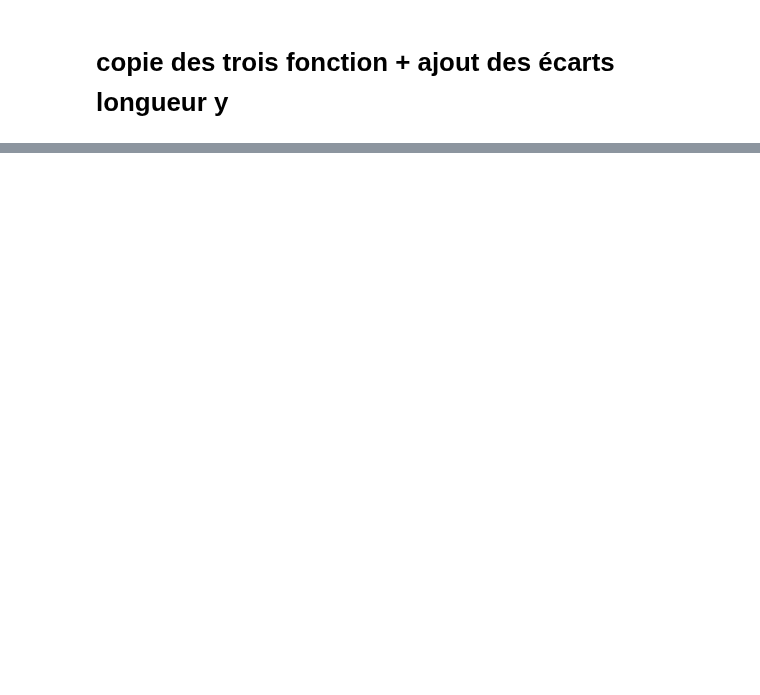
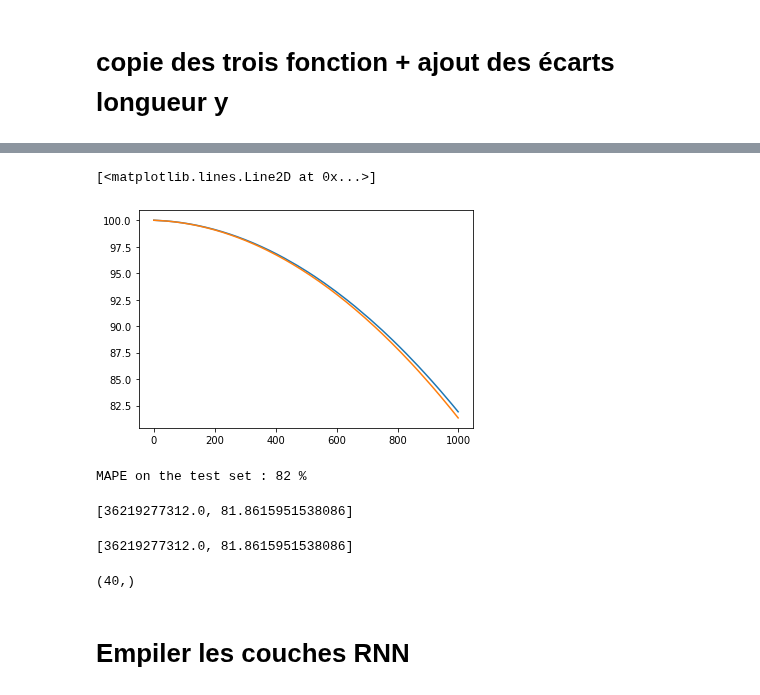
Before and after one commit to thomasbordier/forecast_energy_consumption, a Jupyter notebook: notebooks/thomas_DL_v1.ipynb, the cells around one changed output, grey strips where cells are left out. Drawn from its saved outputs; the diff is of its cells as text; code cells hidden in the pictures; blank space fills up the shorter version.

```diff
--- a/notebooks/thomas_DL_v1.ipynb
+++ b/notebooks/thomas_DL_v1.ipynb
@@ -105,3 +84,14 @@ def split_subsample_sequence(df, length):
+# %%
+def split_subsample_sequence(df, length):
+    '''Create one single random (X,y) pair'''
+    # $CHALLENGIFY_BEGIN
+    df_subsample = subsample_sequence(df, length)
+    y_sample = df_subsample.iloc[length -1]['conso']
+
+    X_sample = df_subsample[0:length -1]
+    X_sample = X_sample.values
+    # $CHALLENGIFY_END
+    return np.array(X_sample), np.array(y_sample)
 # %% [markdown]
 ## Création de plusieurs sequences X & y
 # %%
@@ -181,0 +243,22 @@ X_test, y_test = get_X_y(df_test, 40, 21)
+# %%
+def init_model():
+    metric = metrics.MAPE
+    opt = optimizers.RMSprop(learning_rate=0.01)
+
+    normalizer = Normalization()
+    normalizer.adapt(X_train)
+
+    model = models.Sequential()
+    model.add(normalizer)
+    model.add(layers.LSTM(20, activation='tanh'))
+    model.add(layers.Dense(5, activation='relu'))
+    model.add(layers.Dense(1, activation='linear'))
+
+    model.compile(loss='mse',
+                  optimizer=opt,
+                  metrics=[metric])
+
+    return model
+# %%
+model = init_model()
+#model.summary()
@@ -181,0 +267,8 @@ X_test, y_test = get_X_y(df_test, 40, 21)
+# %%
+es = EarlyStopping(monitor='val_loss', verbose=1, patience=10, restore_best_weights=True)
+
+history = model.fit(X_train, y_train,
+            validation_split=0.2,
+            epochs=1000,
+            batch_size=64,
+            callbacks=[es], verbose=1)
@@ -181,0 +293,25 @@ X_test, y_test = get_X_y(df_test, 40, 21)
+# %%
+import matplotlib.pyplot as plt
+plt.plot(history.history['mean_absolute_percentage_error'])
+plt.plot(history.history['val_mean_absolute_percentage_error'])
+# %% [output]
+[<matplotlib.lines.Line2D at 0x...>]
+[figure, added]
+# %%
+res = model.evaluate(X_test, y_test, verbose=0)
+
+print(f'MAPE on the test set : {res[1]:.0f} %')
+# %% [output]
+MAPE on the test set : 82 %
+# %%
+res
+# %% [output]
+[36219277312.0, 81.8615951538086]
+# %%
+model.evaluate(X_test, y_test, verbose=0)
+# %% [output]
+[36219277312.0, 81.8615951538086]
+# %%
+y_test.shape
+# %% [output]
+(40,)
@@ -181,0 +324,2 @@ X_test, y_test = get_X_y(df_test, 40, 21)
+# %% [markdown]
+# Empiler les couches RNN
```
Also changed, not shown: parts of 58 cells of this notebook, 7 other files.
